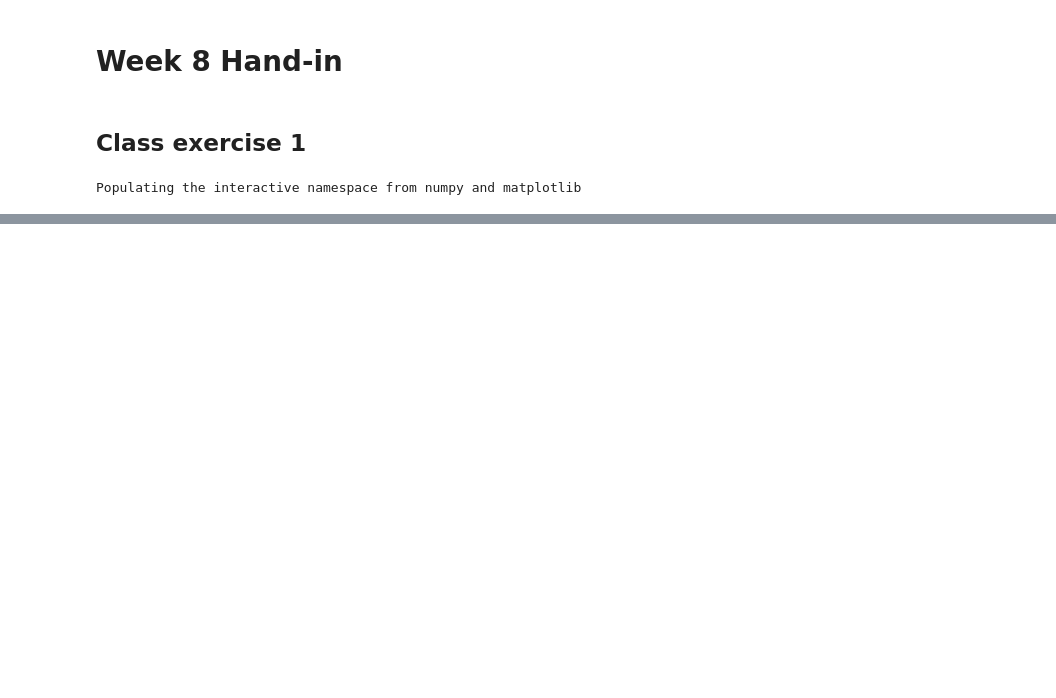
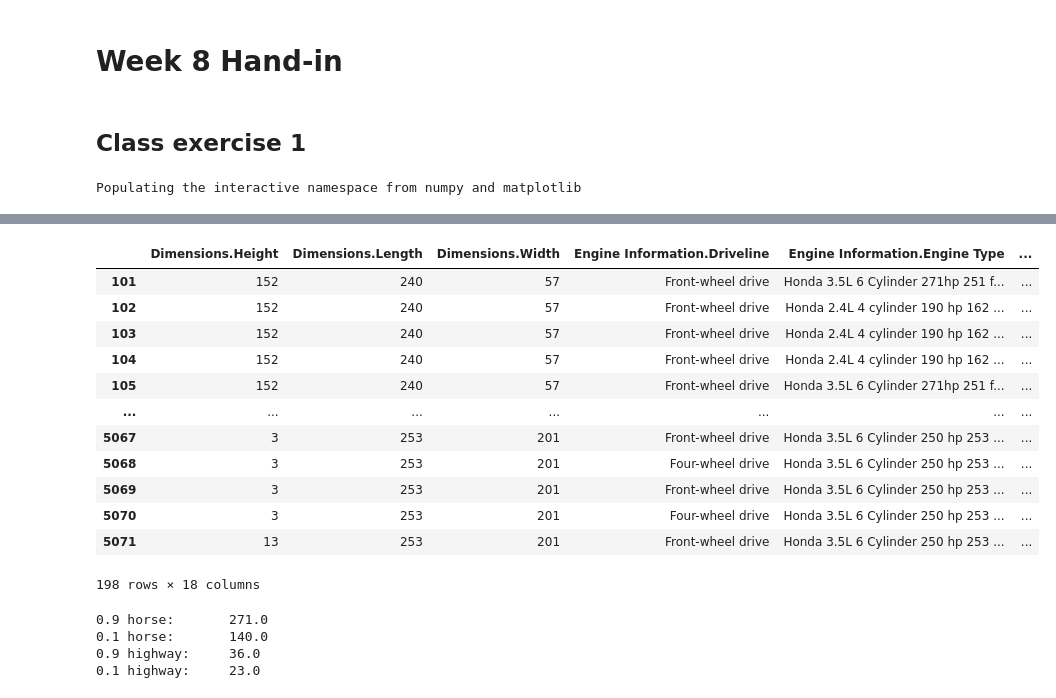
Before and after one commit to Peter-Rambeck/python_week_handin, a Jupyter notebook: Week_8.ipynb, the cells around one changed output, grey strips where cells are left out. Drawn from its saved outputs; the diff is of its cells as text; code cells hidden in the pictures; blank space fills up the shorter version.

```diff
--- a/Week_8.ipynb
+++ b/Week_8.ipynb
@@ -66,0 +89,7 @@ plt.show()
+# %%
+import pandas as pd
+
+df = pd.read_csv('modules/W8/biler.csv',  sep =',')
+#biler = pd.DataFrame('modules/W8/biler.csv')
+df.columns
+#df.head()
@@ -66,0 +109,19 @@ plt.show()
+# %%
+is_honda = df["Identification.Make"] == "Honda"
+is_gasoline = df["Fuel Information.Fuel Type"] == "Gasoline"
+df = df[is_honda & is_gasoline]
+df
+# %% [output]
+|  | Dimensions.Height | Dimensions.Length | Dimensions.Width | Engine Information.Driveline | Engine Information.Engine Type | ... |
+| 101 | 152 | 240 | 57 | Front-wheel drive | Honda 3.5L 6 Cylinder 271hp 251 f... | ... |
+| 102 | 152 | 240 | 57 | Front-wheel drive | Honda 2.4L 4 cylinder 190 hp 162 ... | ... |
+| 103 | 152 | 240 | 57 | Front-wheel drive | Honda 2.4L 4 cylinder 190 hp 162 ... | ... |
+| 104 | 152 | 240 | 57 | Front-wheel drive | Honda 2.4L 4 cylinder 190 hp 162 ... | ... |
+| 105 | 152 | 240 | 57 | Front-wheel drive | Honda 3.5L 6 Cylinder 271hp 251 f... | ... |
+| ... | ... | ... | ... | ... | ... | ... |
+| 5067 | 3 | 253 | 201 | Front-wheel drive | Honda 3.5L 6 Cylinder 250 hp 253 ... | ... |
+| 5068 | 3 | 253 | 201 | Four-wheel drive | Honda 3.5L 6 Cylinder 250 hp 253 ... | ... |
+| 5069 | 3 | 253 | 201 | Front-wheel drive | Honda 3.5L 6 Cylinder 250 hp 253 ... | ... |
+| 5070 | 3 | 253 | 201 | Four-wheel drive | Honda 3.5L 6 Cylinder 250 hp 253 ... | ... |
+| 5071 | 13 | 253 | 201 | Front-wheel drive | Honda 3.5L 6 Cylinder 250 hp 253 ... | ... |
+198 rows × 18 columns
@@ -66,0 +133,24 @@ plt.show()
+# %%
+df['Fuel Information.Highway mpg'] < df['Fuel Information.Highway mpg'].quantile(0.90)
+df['Engine Information.Engine Statistics.Horsepower'] < df['Engine Information.Engine Statistics.Horsepower'].quantile(0.90)
+
+df['Fuel Information.Highway mpg'] < df['Fuel Information.Highway mpg'].quantile(0.10)
+df['Engine Information.Engine Statistics.Horsepower'] < df['Engine Information.Engine Statistics.Horsepower'].quantile(0.10)
+
+upper_quantile_highway = df['Fuel Information.Highway mpg'].quantile(0.90)
+upper_quantile_horsepower = df['Engine Information.Engine Statistics.Horsepower'].quantile(0.90)
+
+lower_quantile_highway = df['Fuel Information.Highway mpg'].quantile(0.10)
+lower_quantile_horsepower = df['Engine Information.Engine Statistics.Horsepower'].quantile(0.10)
+
+
+print('0.9 horse: \t',upper_quantile_horsepower)
+print('0.1 horse: \t', lower_quantile_horsepower)
+
+print('0.9 highway: \t', upper_quantile_highway)
+print('0.1 highway: \t', lower_quantile_highway)
+# %% [output]
+0.9 horse:       271.0
+0.1 horse:       140.0
+0.9 highway:     36.0
+0.1 highway:     23.0
```
Also changed, not shown: parts of 11 cells of this notebook, 3 other files.
